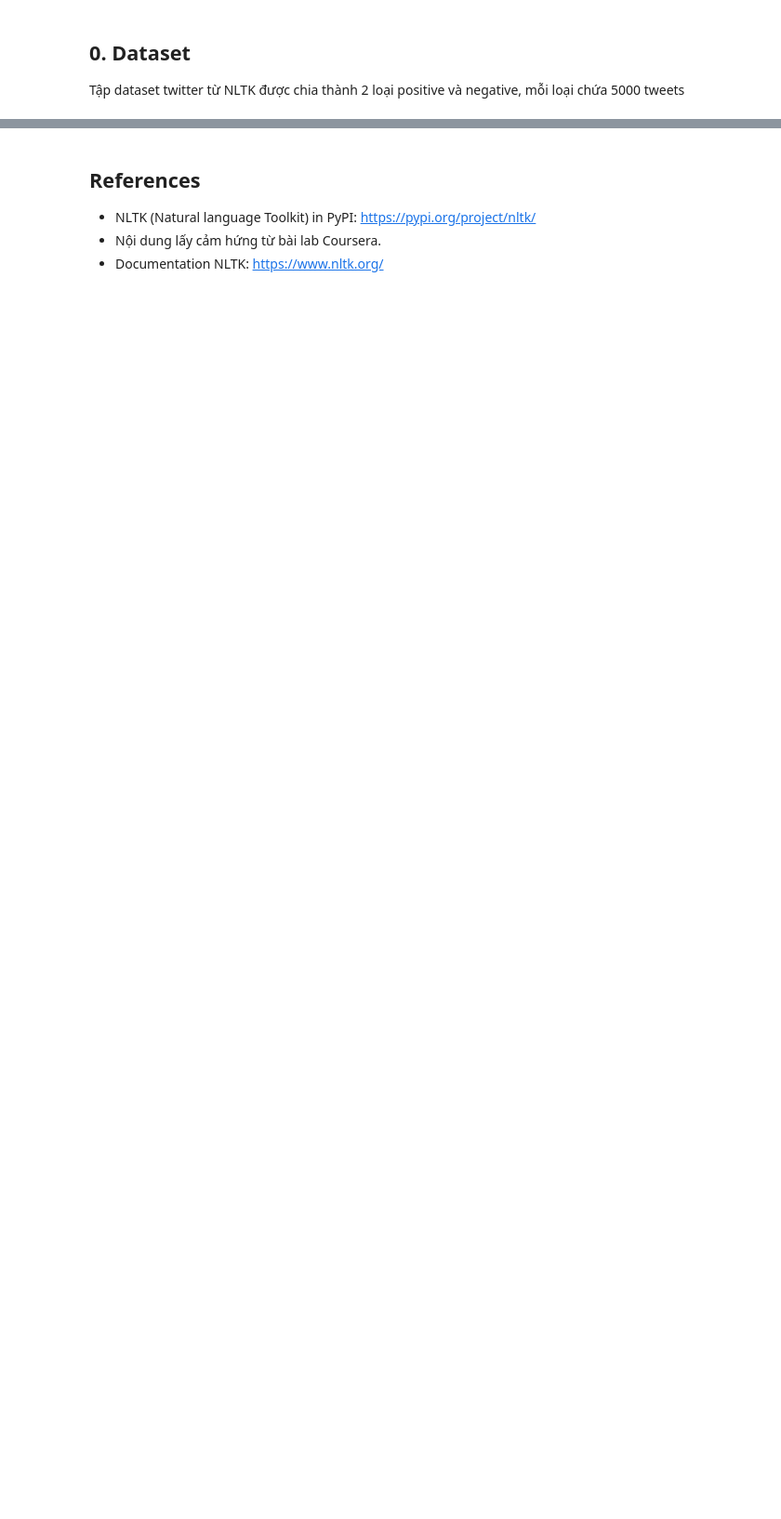
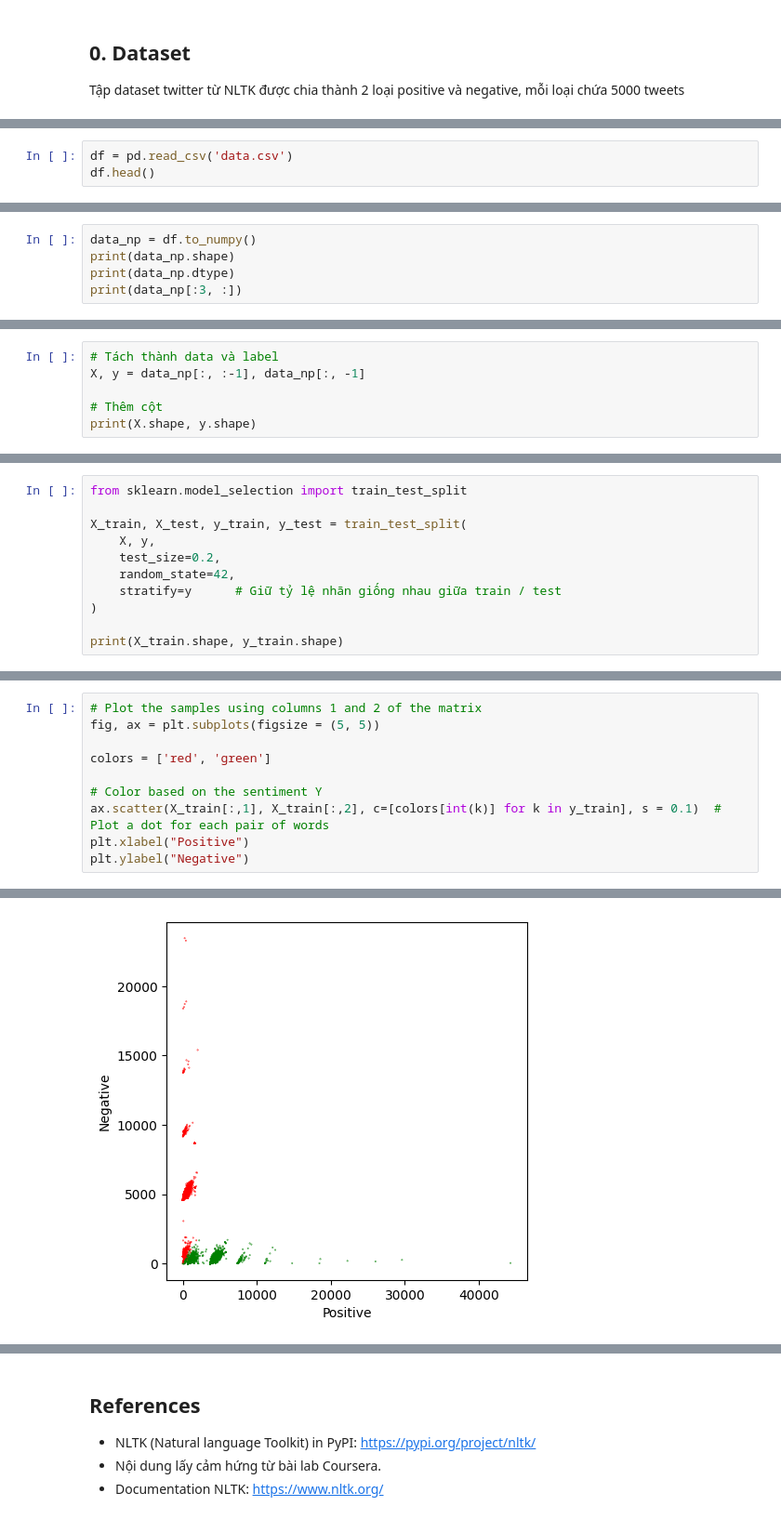
Before and after one commit to mducdaf2/ai-knowledges, a Jupyter notebook: NLP/Classification_VectorSpaces/preprocessing_nltk.ipynb, the cells around one changed output, grey strips where cells are left out. Shown at 93% size. Saved outputs shown, nothing was run; the diff lists cells and outputs as text; blank space fills up the shorter version.

```diff
--- a/NLP/Classification_VectorSpaces/preprocessing_nltk.ipynb
+++ b/NLP/Classification_VectorSpaces/preprocessing_nltk.ipynb
@@ -18,0 +398,3 @@ True
+# %%
+df = pd.read_csv('data.csv')
+df.head()
@@ -18,0 +410,5 @@ True
+# %%
+data_np = df.to_numpy()
+print(data_np.shape)
+print(data_np.dtype)
+print(data_np[:3, :])
@@ -18,0 +421,6 @@ True
+# %%
+# Tách thành data và label
+X, y = data_np[:, :-1], data_np[:, -1]
+
+# Thêm cột
+print(X.shape, y.shape)
@@ -18,0 +431,11 @@ True
+# %%
+from sklearn.model_selection import train_test_split
+
+X_train, X_test, y_train, y_test = train_test_split(
+    X, y,
+    test_size=0.2,
+    random_state=42,
+    stratify=y      # Giữ tỷ lệ nhãn giống nhau giữa train / test
+)
+
+print(X_train.shape, y_train.shape)
@@ -18,0 +444,11 @@ True
+# %%
+# Plot the samples using columns 1 and 2 of the matrix
+fig, ax = plt.subplots(figsize = (5, 5))
+
+colors = ['red', 'green']
+
+# Color based on the sentiment Y
+ax.scatter(X_train[:,1], X_train[:,2], c=[colors[int(k)] for k in y_train], s = 0.1)  # Plot a dot for each pair of words
+plt.xlabel("Positive")
+plt.ylabel("Negative")
+# %% [output]
@@ -18,0 +456 @@ True
+[figure, added]
```
Also changed, not shown: parts of 67 cells of this notebook.
